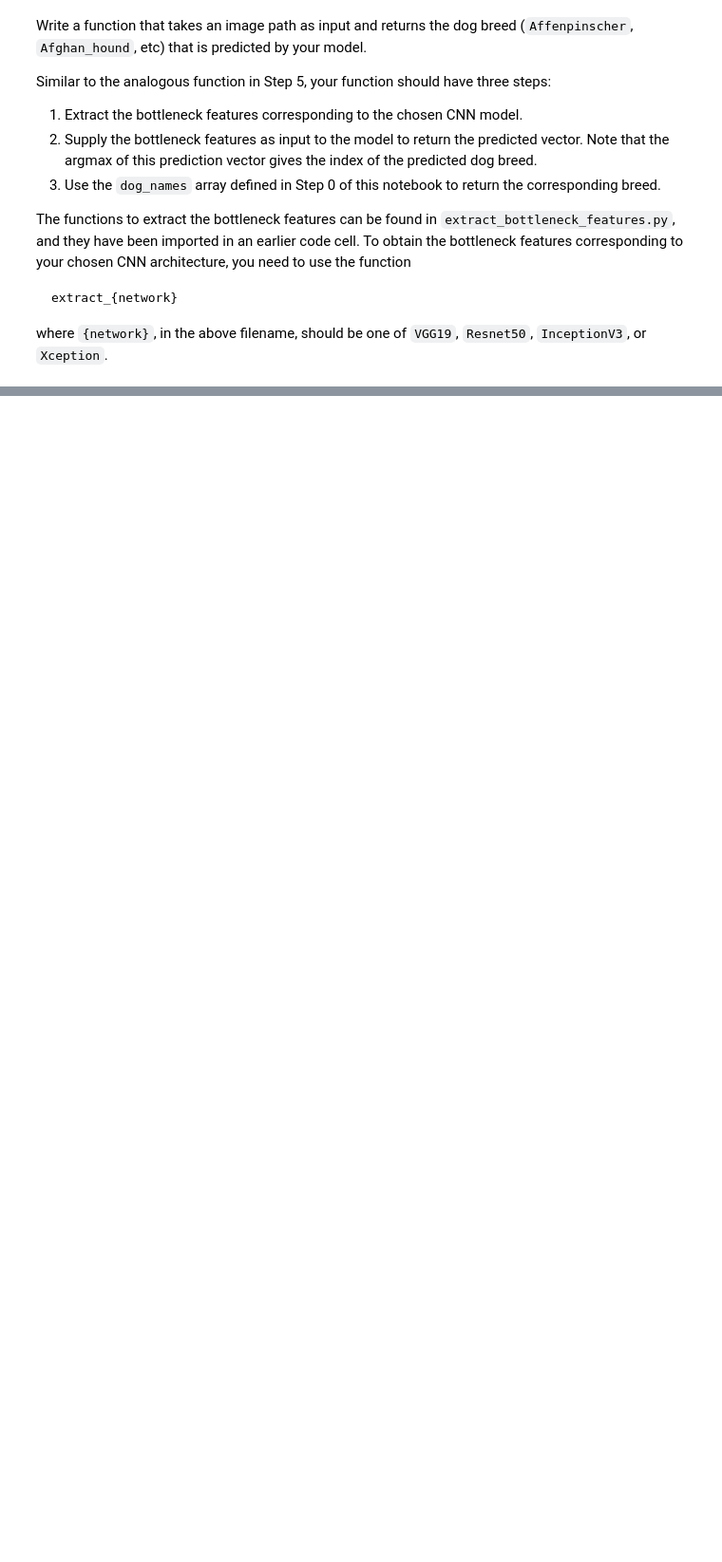
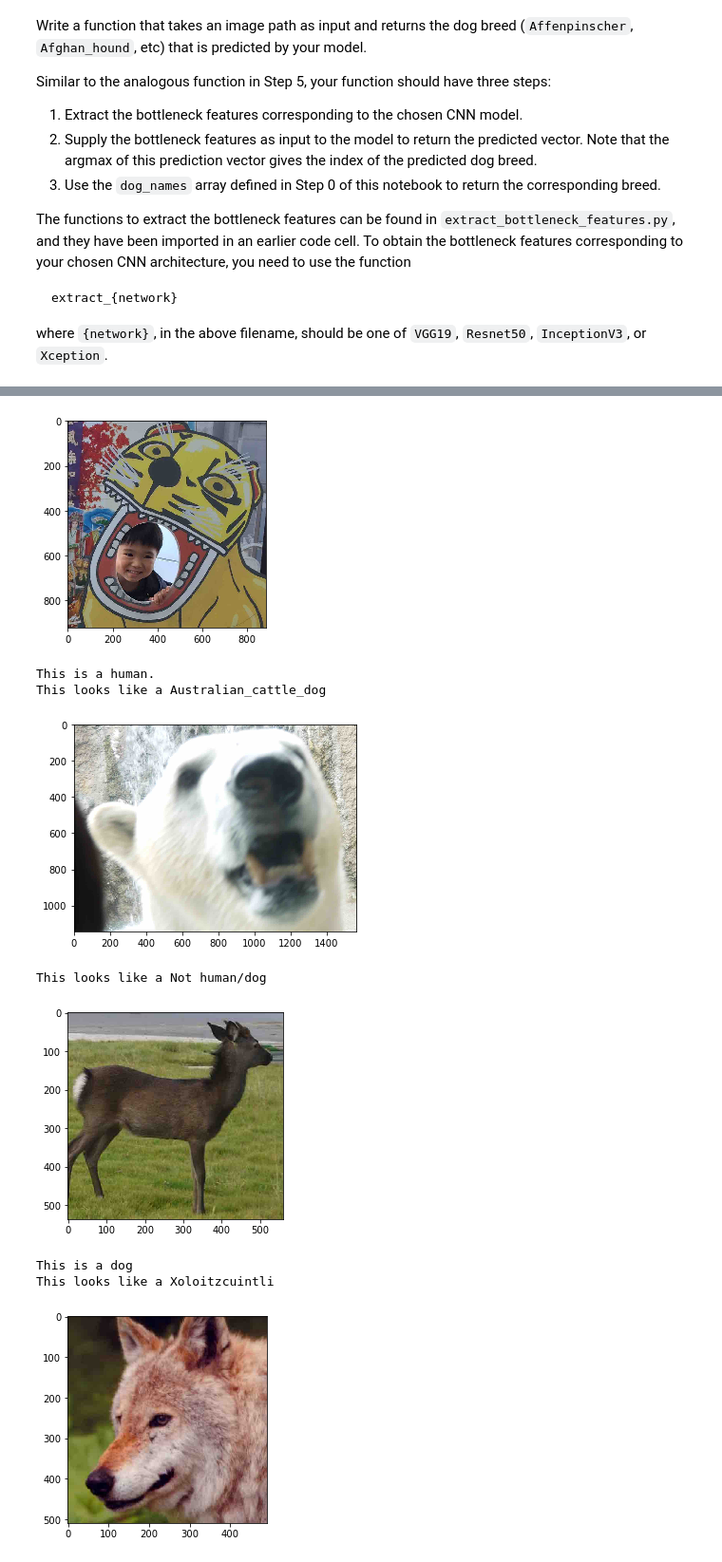
Before and after one commit to stubz/ai_nanodegree, a Jupyter notebook: dog-project/dog_app.ipynb, the cells around one changed output, grey strips where cells are left out. Shown at 95% size. Drawn from its saved outputs; the diff is of its cells as text; code cells hidden in the pictures; blank space fills up the shorter version.

```diff
--- a/dog-project/dog_app.ipynb
+++ b/dog-project/dog_app.ipynb
@@ -602,6 +631,7 @@ __Answer:__
 ### (IMPLEMENTATION) Compile the Model
 # %%
 ### TODO: Compile the model.
+Resnet50_model.compile(loss='categorical_crossentropy', optimizer='rmsprop', metrics=['accuracy'])
 # %% [markdown]
 ### (IMPLEMENTATION) Train the Model
 
@@ -614,6 +670,7 @@ You are welcome to [augment the training data](https://blog.keras.io/building-po
 ### (IMPLEMENTATION) Load the Model with the Best Validation Loss
 # %%
 ### TODO: Load the model weights with the best validation loss.
+Resnet50_model.load_weights('saved_models/weights.best.Resnet50.hdf5')
 # %% [markdown]
 ### (IMPLEMENTATION) Test the Model
 
@@ -638,6 +703,14 @@ where `{network}`, in the above filename, should be one of `VGG19`, `Resnet50`,
 # %%
 ### TODO: Write a function that takes a path to an image as input
 ### and returns the dog breed that is predicted by the model.
+
+def Resnet50_predict_breed(img_path):
+    # extract bottleneck features
+    bottleneck_feature = extract_Resnet50(path_to_tensor(img_path))
+    # obtain predicted vector
+    predicted_vector = Resnet50_model.predict(bottleneck_feature)
+    # return dog breed that is predicted by the model
+    return dog_names[np.argmax(predicted_vector)]
 # %% [markdown]
 ---
 <a id='step6'></a>
@@ -659,6 +732,17 @@ Some sample output for our algorithm is provided below, but feel free to design
 # %%
 ### TODO: Write your algorithm.
 ### Feel free to use as many code cells as needed.
+
+def dog_human_detector(img_path):
+    if face_detector(img_path):
+        print("This is a human.")
+        return Resnet50_predict_breed(img_path)
+    elif dog_detector(img_path):
+        print("This is a dog")
+        return Resnet50_predict_breed(img_path)
+    else:
+        # neither dog nor human
+        return "Not human/dog"
 # %% [markdown]
 ---
 <a id='step7'></a>
@@ -679,0 +766,34 @@ __Answer:__
+# %%
+## TODO: Execute your algorithm from Step 6 on
+## at least 6 images on your computer.
+## Feel free to use as many code cells as needed.
+#img = preprocess_input(path_to_tensor('./myimages/img1.jpg'))
+
+def print_image(img_path):
+    img = cv2.imread(img_path)
+    cv_rgb = cv2.cvtColor(img, cv2.COLOR_BGR2RGB)
+    plt.imshow(cv_rgb)
+    plt.show()
+
+image_files = ['./myimages/img1.jpg', './myimages/img2.jpg','./myimages/img3.jpg','./myimages/img4.jpg',
+               './myimages/img5.jpg','./myimages/img6.jpg','./myimages/img7.jpg','./myimages/img8.jpg']
+
+for img_file in image_files:
+    print_image(img_file)
+    res = dog_human_detector(img_file)
+    print("This looks like a {}".format(res))
+
+#dog_human_detector('./myimages/img1.jpg')
+#face_detector('./myimages/img1.jpg')
+#dog_detector('./myimages/img1.jpg')
+#Resnet50_predict_breed('./myimages/img3.jpg')
+# %% [output]
+[figure, added]
+This is a human.
+This looks like a Australian_cattle_dog
+[figure, added]
+This looks like a Not human/dog
+[figure, added]
+This is a dog
+This looks like a Xoloitzcuintli
+[figure, added]
```
Also changed, not shown: parts of 12 cells of this notebook, 1 other file.
